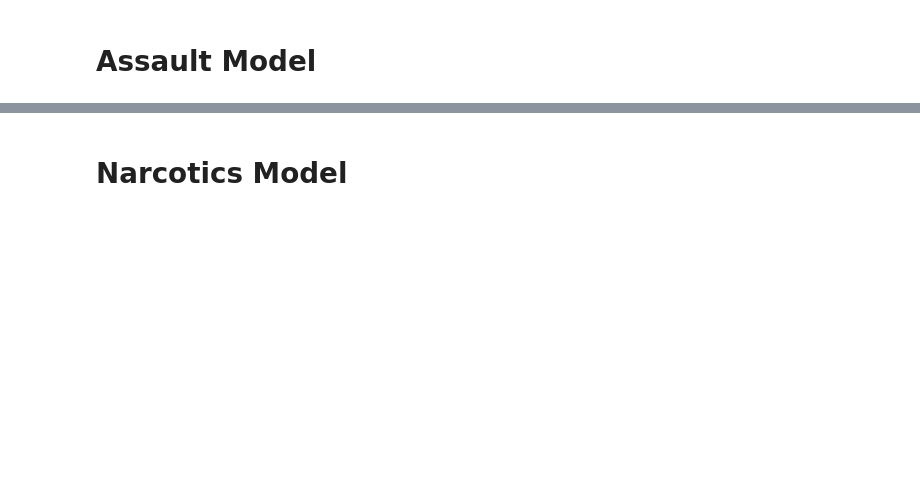
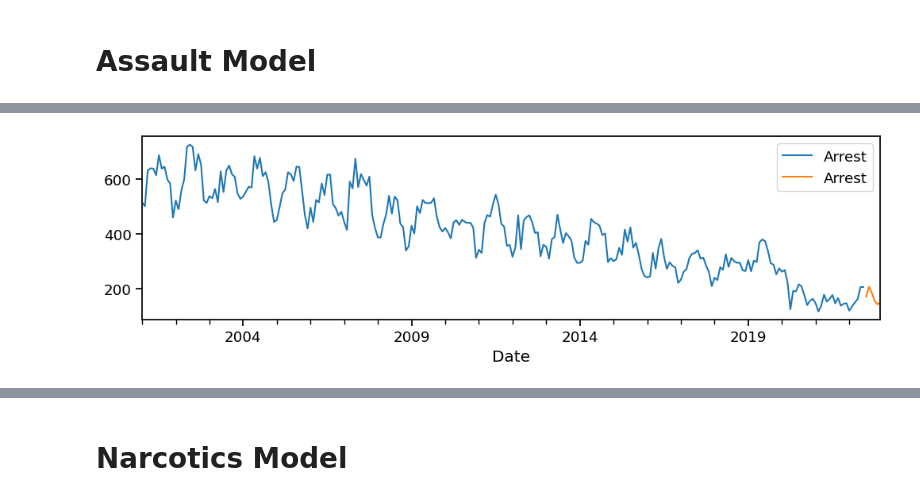
Before and after one commit to SpreeC/Chicago-Crime-Data-Project, a Jupyter notebook: Part 2.ipynb, the cells around one changed output, grey strips where cells are left out. Cells and saved outputs as stored; diff of their text form; code cells hidden in the pictures; blank space fills up the shorter version.

```diff
--- a/Part 2.ipynb
+++ b/Part 2.ipynb
@@ -299,0 +364,8 @@ fig.tight_layout()
+# %%
+#test train split
+atrain, atest = train_test_split(assault, test_size=6)
+ax = atrain.plot(label='Train')
+atest.plot(ax=ax, label='Test')
+ax.legend();
+# %% [output]
+[figure, added]
```
Also changed, not shown: parts of 65 cells of this notebook.
